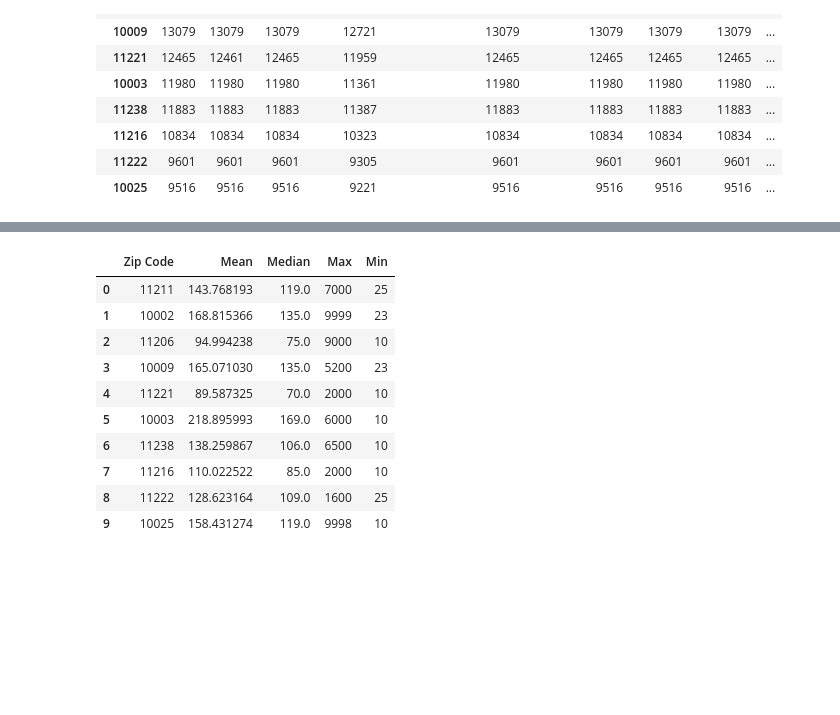
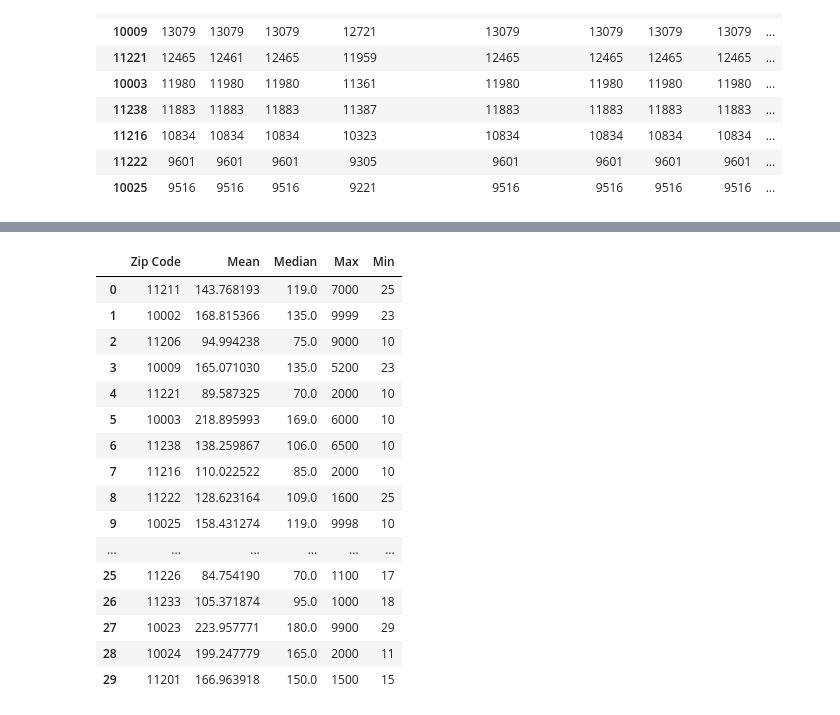
Before and after one commit to mjvillacresesn/Airbnb, a Jupyter notebook: 2016_Prices_by_Zipcode_and_Month.ipynb, the cells around one changed output, grey strips where cells are left out. Drawn from its saved outputs; the diff is of its cells as text; code cells hidden in the pictures; blank space fills up the shorter version.

```diff
--- a/2016_Prices_by_Zipcode_and_Month.ipynb
+++ b/2016_Prices_by_Zipcode_and_Month.ipynb
@@ -3,7 +3,9 @@ import pandas as pd
 import matplotlib.pyplot as plt
 import numpy as np
 
-file_input = '2016_Listings.csv'
+file_input = './Listings_2016/2016_Listings.csv'
+#file_output = "./2016_Top30zipcodes.csv"
+
 listings = pd.read_csv(file_input)
 listings['zipcode'] = pd.to_numeric(listings['zipcode'])
 by_zipcode = listings.groupby('zipcode').count()
@@ -26,5 +43,8 @@ by_zipcode.head(10)
 # %%
-zipcodes = [11211,10002,11206,10009,11221,10003,11238,11216,11222,10025]
+#top 30 zipcode 2016
+
+zip_list = list(by_zipcode.index.values)
+zipcodes = zip_list[0:30]
 means = []
 medians = []
 maxs = []
@@ -33,30 +53,36 @@ mins = []
 for zipcode in zipcodes:
     median = listings.loc[listings['zipcode']==zipcode]['price'].median()
     mean = listings.loc[listings['zipcode']==zipcode]['price'].mean()
     maxe = listings.loc[listings['zipcode']==zipcode]['price'].max()
     mine = listings.loc[listings['zipcode']==zipcode]['price'].min()
     means.append(mean)
     medians.append(median)
     maxs.append(maxe)
     mins.append(mine)
 
 zipcode_prices = pd.DataFrame({
     'Zip Code':zipcodes,
     'Mean': means,
     'Median': medians,
     'Max': maxs,
     'Min': mins
 })
 zipcode_prices
 # %% [output]
 |  | Zip Code | Mean | Median | Max | Min |
 | 0 | 11211 | 143.768193 | 119.0 | 7000 | 25 |
 | 1 | 10002 | 168.815366 | 135.0 | 9999 | 23 |
 | 2 | 11206 | 94.994238 | 75.0 | 9000 | 10 |
 | 3 | 10009 | 165.071030 | 135.0 | 5200 | 23 |
 | 4 | 11221 | 89.587325 | 70.0 | 2000 | 10 |
 | 5 | 10003 | 218.895993 | 169.0 | 6000 | 10 |
 | 6 | 11238 | 138.259867 | 106.0 | 6500 | 10 |
 | 7 | 11216 | 110.022522 | 85.0 | 2000 | 10 |
 | 8 | 11222 | 128.623164 | 109.0 | 1600 | 25 |
 | 9 | 10025 | 158.431274 | 119.0 | 9998 | 10 |
+| ... | ... | ... | ... | ... | ... |
+| 25 | 11226 | 84.754190 | 70.0 | 1100 | 17 |
+| 26 | 11233 | 105.371874 | 95.0 | 1000 | 18 |
+| 27 | 10023 | 223.957771 | 180.0 | 9900 | 29 |
+| 28 | 10024 | 199.247779 | 165.0 | 2000 | 11 |
+| 29 | 11201 | 166.963918 | 150.0 | 1500 | 15 |
```
Also changed, not shown: parts of 9 cells of this notebook, 1 other file.
